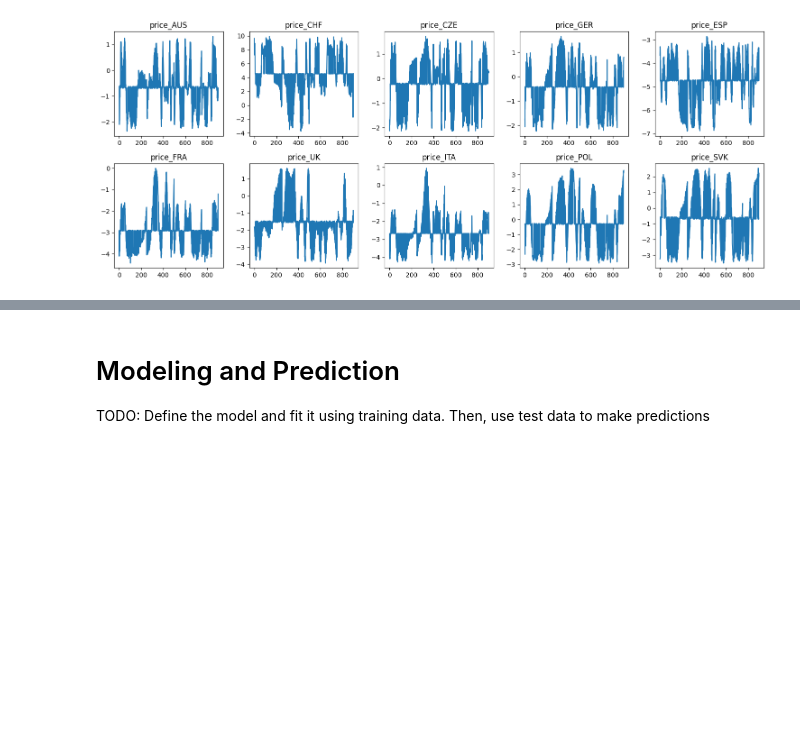
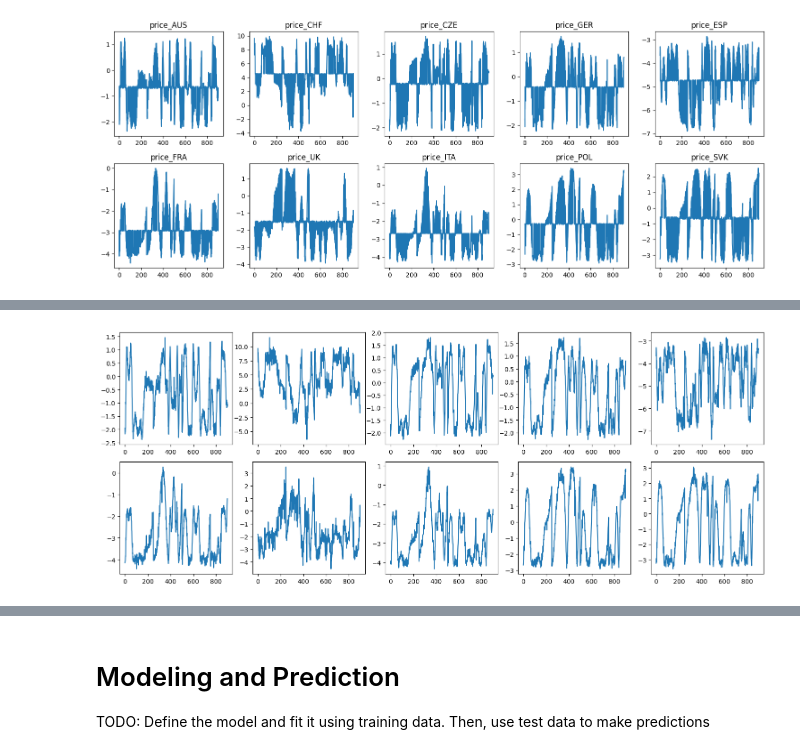
Before and after one commit to AntoniaGrindrod/IML-Task-2, a Jupyter notebook: template_solution.ipynb, the cells around one changed output, grey strips where cells are left out. Drawn from its saved outputs; the diff is of its cells as text; code cells hidden in the pictures; blank space fills up the shorter version.

```diff
--- a/template_solution.ipynb
+++ b/template_solution.ipynb
@@ -244,0 +291,22 @@ Imputing row 1/10 with 262 missing, elapsed time: 0.001
+# %%
+#iterative imputer
+
+train_df = pd.read_csv("train.csv")
+train_df['season']=train_df['season'].map({'spring':0.0, 'summer':1.0, 'autumn':2.0, 'winter':3.0})
+
+imp = IterativeImputer(max_iter=10, random_state=0)
+imp.fit(train_df)
+train_df = imp.transform(train_df)
+
+fig, axs = plt.subplots(2, 5, figsize=(15, 6))
+axs = axs.flatten()
+
+train_df = train_df[:, 1:]
+
+for i in range(10):
+    axs[i].plot(train_df[:, i])
+
+plt.tight_layout()
+plt.show()
+# %% [output]
+[figure, added]
```
Also changed, not shown: parts of 8 cells of this notebook.
